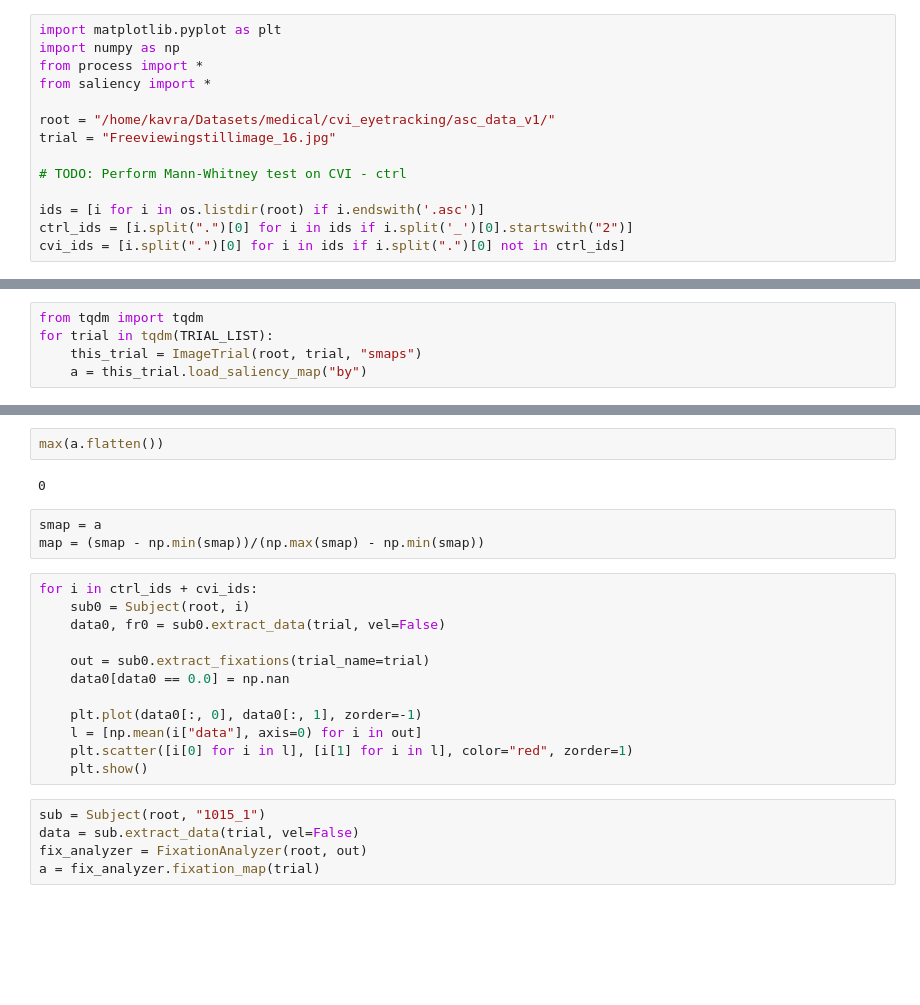
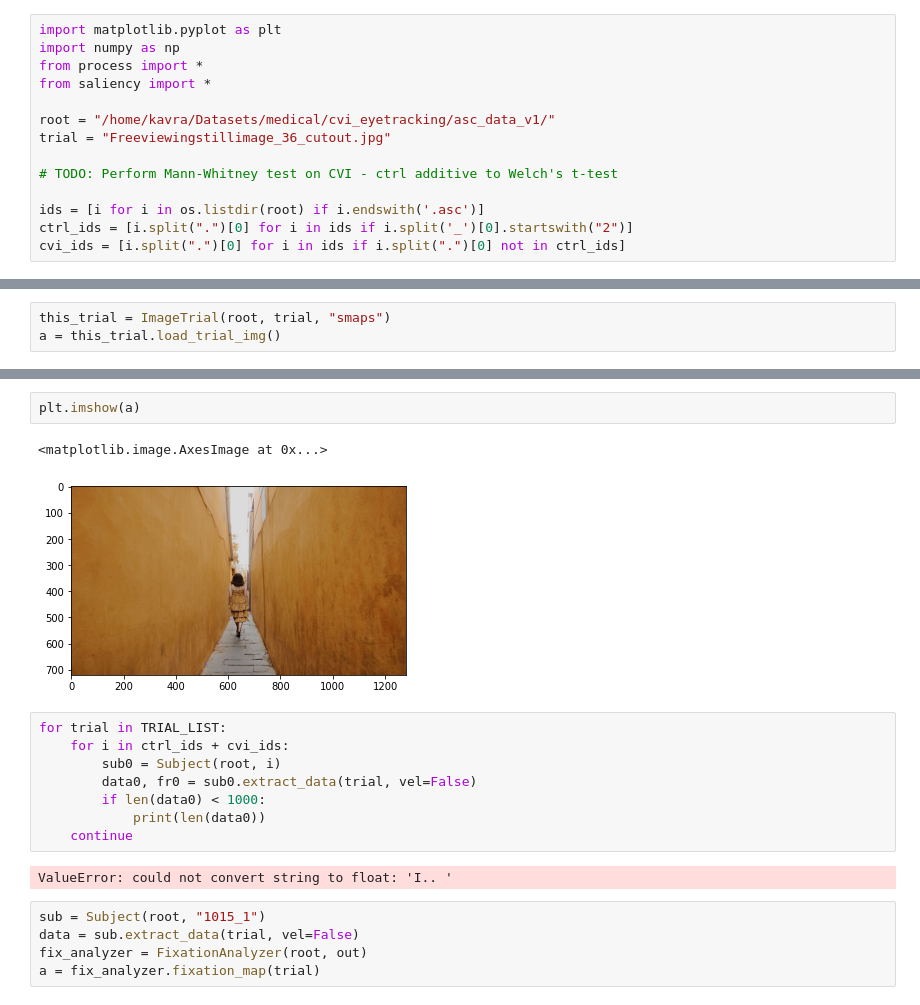
Before and after one commit to klean2050/cvi-eye-tracking, a Jupyter notebook: explore.ipynb, the cells around one changed output, grey strips where cells are left out. Saved outputs shown, nothing was run; the diff lists cells and outputs as text; blank space fills up the shorter version.

```diff
--- a/explore.ipynb
+++ b/explore.ipynb
@@ -5,9 +5,9 @@ from process import *
 from saliency import *
 
 root = "/home/kavra/Datasets/medical/cvi_eyetracking/asc_data_v1/"
-trial = "Freeviewingstillimage_16.jpg"
+trial = "Freeviewingstillimage_36_cutout.jpg"
 
-# TODO: Perform Mann-Whitney test on CVI - ctrl
+# TODO: Perform Mann-Whitney test on CVI - ctrl additive to Welch's t-test
 
 ids = [i for i in os.listdir(root) if i.endswith('.asc')]
 ctrl_ids = [i.split(".")[0] for i in ids if i.split('_')[0].startswith("2")]
@@ -73,6 +15,4 @@ TRIAL_LIST = [
 # %%
-from tqdm import tqdm
-for trial in tqdm(TRIAL_LIST):
-    this_trial = ImageTrial(root, trial, "smaps")
-    a = this_trial.load_saliency_map("by")
+this_trial = ImageTrial(root, trial, "smaps")
+a = this_trial.load_trial_img()
 # %% [output]
@@ -97,22 +20,18 @@ visual search orientation 32_1
-# %%
-max(a.flatten())
-# %% [output]
-0
-# %%
-smap = a
-map = (smap - np.min(smap))/(np.max(smap) - np.min(smap))
-# %%
-for i in ctrl_ids + cvi_ids:
-    sub0 = Subject(root, i)
-    data0, fr0 = sub0.extract_data(trial, vel=False)
-
-    out = sub0.extract_fixations(trial_name=trial)
-    data0[data0 == 0.0] = np.nan
-
-    plt.plot(data0[:, 0], data0[:, 1], zorder=-1)
-    l = [np.mean(i["data"], axis=0) for i in out]
-    plt.scatter([i[0] for i in l], [i[1] for i in l], color="red", zorder=1)
-    plt.show()
+# %%
+plt.imshow(a)
+# %% [output]
+<matplotlib.image.AxesImage at 0x...>
+[figure, added]
+# %%
+for trial in TRIAL_LIST:
+    for i in ctrl_ids + cvi_ids:
+        sub0 = Subject(root, i)
+        data0, fr0 = sub0.extract_data(trial, vel=False)
+        if len(data0) < 1000:
+            print(len(data0))
+    continue
+# %% [output]
+ValueError: could not convert string to float: 'I.. '
 # %%
 sub = Subject(root, "1015_1")
 data = sub.extract_data(trial, vel=False)
```
Also changed, not shown: parts of 2 cells of this notebook, 2 other files.
